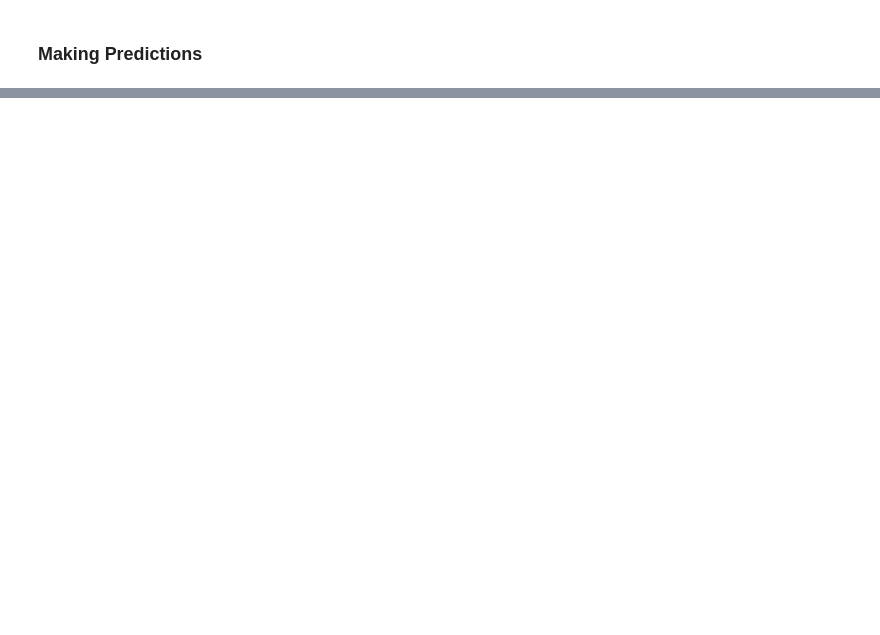
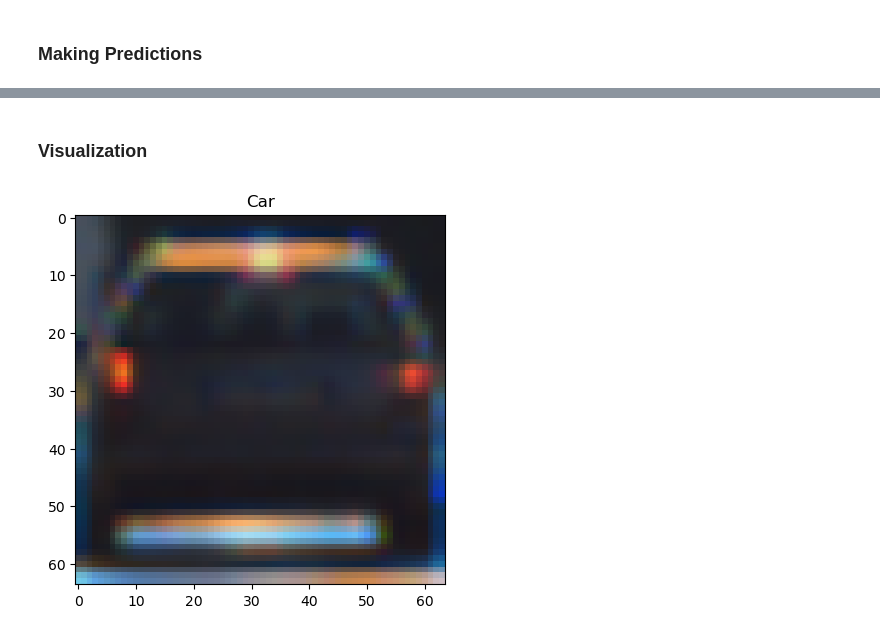
Before and after one commit to Udityanshu/Image-Detection, a Jupyter notebook: ImageDT.ipynb, the cells around one changed output, grey strips where cells are left out. Drawn from its saved outputs; the diff is of its cells as text; code cells hidden in the pictures; blank space fills up the shorter version.

Commit message:
Model Performance
Evaluating the Model, making predictions, and model performance report

```diff
--- a/ImageDT.ipynb
+++ b/ImageDT.ipynb
@@ -183,2 +186,25 @@ Test Accuracy: 99.58%
 # %% [markdown]
 ### Making Predictions
+# %%
+# Print current working directory
+print("Current working directory:", os.getcwd())
+
+# List directory contents
+print("Contents of vehicle_folder:", os.listdir(vehicle_folder))
+
+# Test on a new image
+test_img_path = 'vehicle_folder/10.jpg'
+try:
+    result = predict_vehicle(model, test_img_path)
+    print(f'The image is predicted as: {result}')
+except FileNotFoundError as e:
+    print(e)
+
+# Display the test image with prediction
+img = cv2.imread(test_img_path)
+if img is not None:
+    plt.imshow(cv2.cvtColor(img, cv2.COLOR_BGR2RGB))
+    plt.title(result)
+    plt.show()
+else:
+    print(f"Image at path '{test_img_path}' not found, so it cannot be displayed.")
@@ -184,0 +218,16 @@ Test Accuracy: 99.58%
+# %%
+# Function to preprocess and predict on a new image
+def predict_vehicle(model, img_path):
+    img = cv2.imread(img_path)
+    img = cv2.resize(img, (224, 224))
+    img = np.expand_dims(img, axis=0) / 255.0
+    prediction = model.predict(img)
+    return 'Car' if np.argmax(prediction) == 1 else 'Non-car'
+
+# Test on a new image
+test_img_path = os.path.join(vehicle_folder, '10.png')  # Corrected test image path
+try:
+    result = predict_vehicle(model, test_img_path)
+    print(f'The image is predicted as: {result}')
+except FileNotFoundError as e:
+    print(e)
@@ -184,0 +237,10 @@ Test Accuracy: 99.58%
+# %% [markdown]
+### Visualization
+# %%
+# Display the test image with prediction
+img = cv2.imread(test_img_path)
+plt.imshow(cv2.cvtColor(img, cv2.COLOR_BGR2RGB))
+plt.title(result)
+plt.show()
+# %% [output]
+[figure, added]
```
Also changed, not shown: parts of 8 cells of this notebook, 1 other file.
